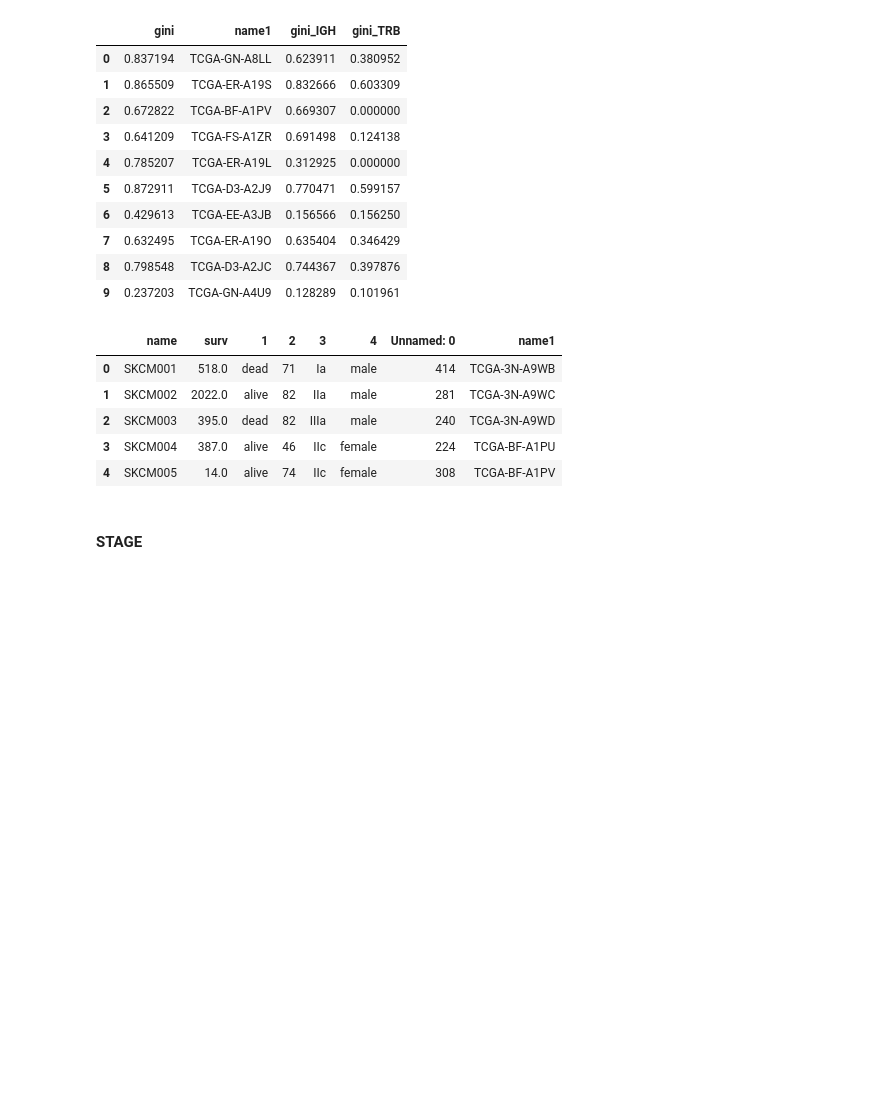
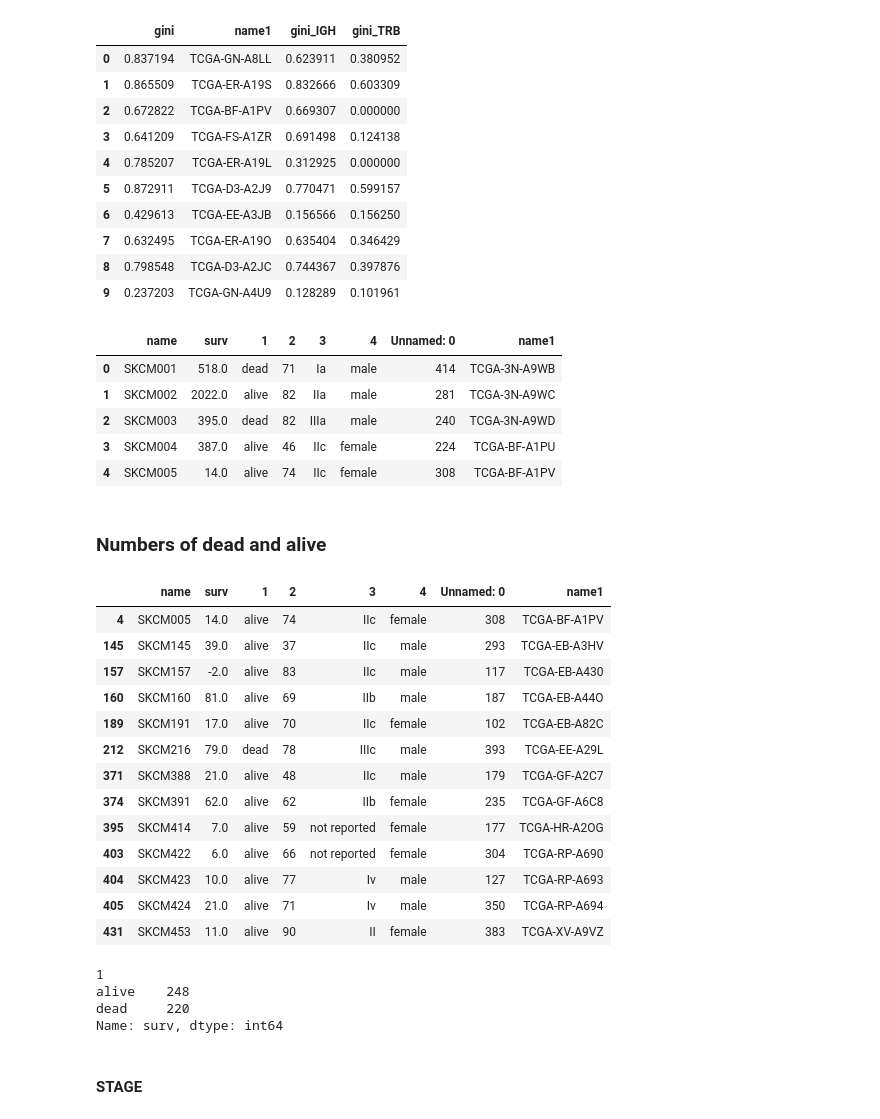
Before and after one commit to antigenomics/til-tcr-analysis, a Jupyter notebook: melanoma_2017/DecisionTree/decision tree.ipynb, the cells around one changed output. Cells and saved outputs as stored; diff of their text form; code cells hidden in the pictures; blank space fills up the shorter version.

```diff
--- a/melanoma_2017/DecisionTree/decision tree.ipynb
+++ b/melanoma_2017/DecisionTree/decision tree.ipynb
@@ -107,6 +149,36 @@ surv_data[0:5]
 | 2 | SKCM003 | 395.0 | dead | 82 | IIIa | male | 240 | TCGA-3N-A9WD |
 | 3 | SKCM004 | 387.0 | alive | 46 | IIc | female | 224 | TCGA-BF-A1PU |
 | 4 | SKCM005 | 14.0 | alive | 74 | IIc | female | 308 | TCGA-BF-A1PV |
+# %% [markdown]
+### Numbers of dead and alive
+# %%
+survival[0:5]
+s = surv_data.loc[surv_data['surv']!= "None"]
+s[['surv', '2']] = s[['surv', '2']].apply(pd.to_numeric)
+s[s['surv'] < 100].count()
+s[s['surv'] < 100]
+# %% [output]
+|  | name | surv | 1 | 2 | 3 | 4 | Unnamed: 0 | name1 |
+| 4 | SKCM005 | 14.0 | alive | 74 | IIc | female | 308 | TCGA-BF-A1PV |
+| 145 | SKCM145 | 39.0 | alive | 37 | IIc | male | 293 | TCGA-EB-A3HV |
+| 157 | SKCM157 | -2.0 | alive | 83 | IIc | male | 117 | TCGA-EB-A430 |
+| 160 | SKCM160 | 81.0 | alive | 69 | IIb | male | 187 | TCGA-EB-A44O |
+| 189 | SKCM191 | 17.0 | alive | 70 | IIc | female | 102 | TCGA-EB-A82C |
+| 212 | SKCM216 | 79.0 | dead | 78 | IIIc | male | 393 | TCGA-EE-A29L |
+| 371 | SKCM388 | 21.0 | alive | 48 | IIc | male | 179 | TCGA-GF-A2C7 |
+| 374 | SKCM391 | 62.0 | alive | 62 | IIb | female | 235 | TCGA-GF-A6C8 |
+| 395 | SKCM414 | 7.0 | alive | 59 | not reported | female | 177 | TCGA-HR-A2OG |
+| 403 | SKCM422 | 6.0 | alive | 66 | not reported | female | 304 | TCGA-RP-A690 |
+| 404 | SKCM423 | 10.0 | alive | 77 | Iv | male | 127 | TCGA-RP-A693 |
+| 405 | SKCM424 | 21.0 | alive | 71 | Iv | male | 350 | TCGA-RP-A694 |
+| 431 | SKCM453 | 11.0 | alive | 90 | II | female | 383 | TCGA-XV-A9VZ |
+# %%
+survival.groupby(['1'])['surv'].count()
+# %% [output]
+1
+alive    248
+dead     220
+Name: surv, dtype: int64
 # %% [markdown]
 #### STAGE
 # %%
```
Also changed, not shown: parts of 15 cells of this notebook.
